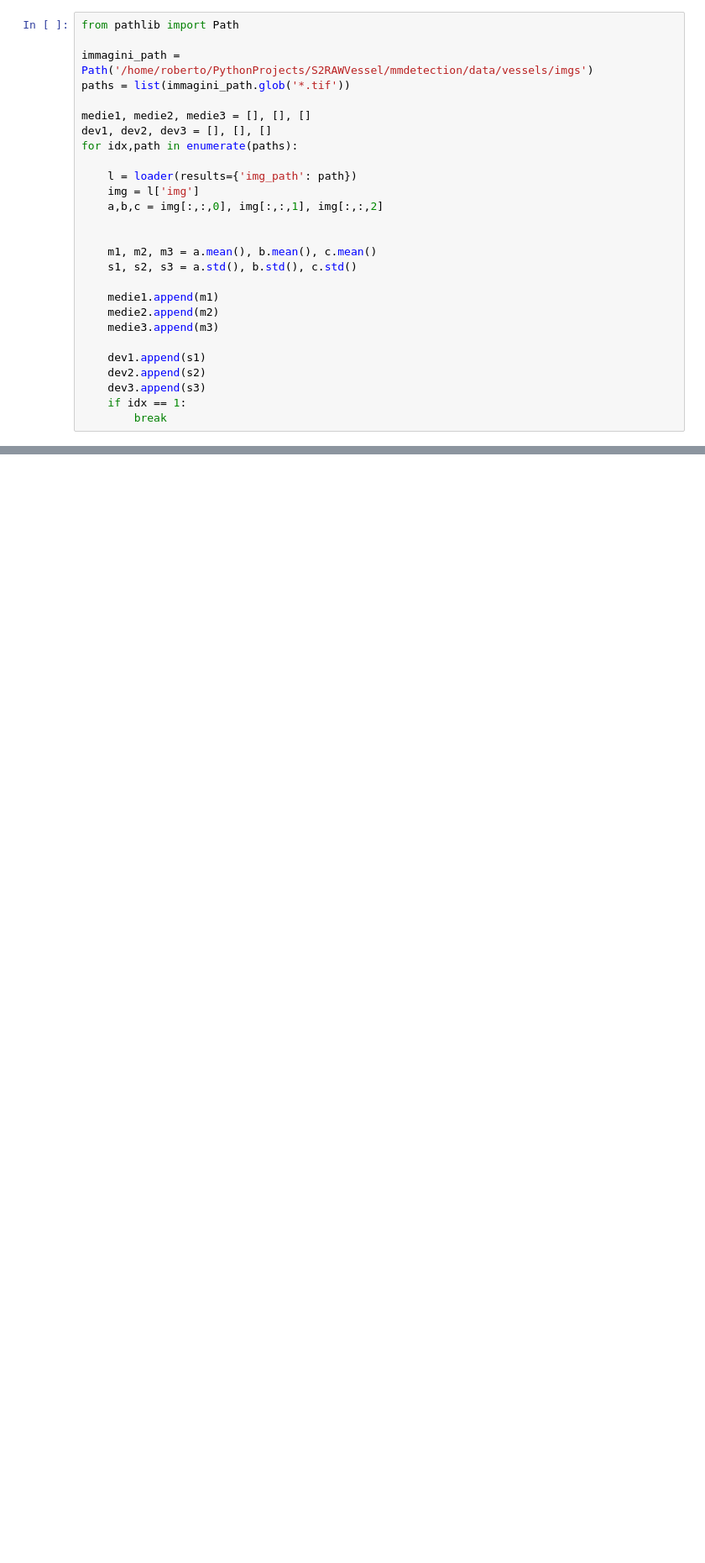
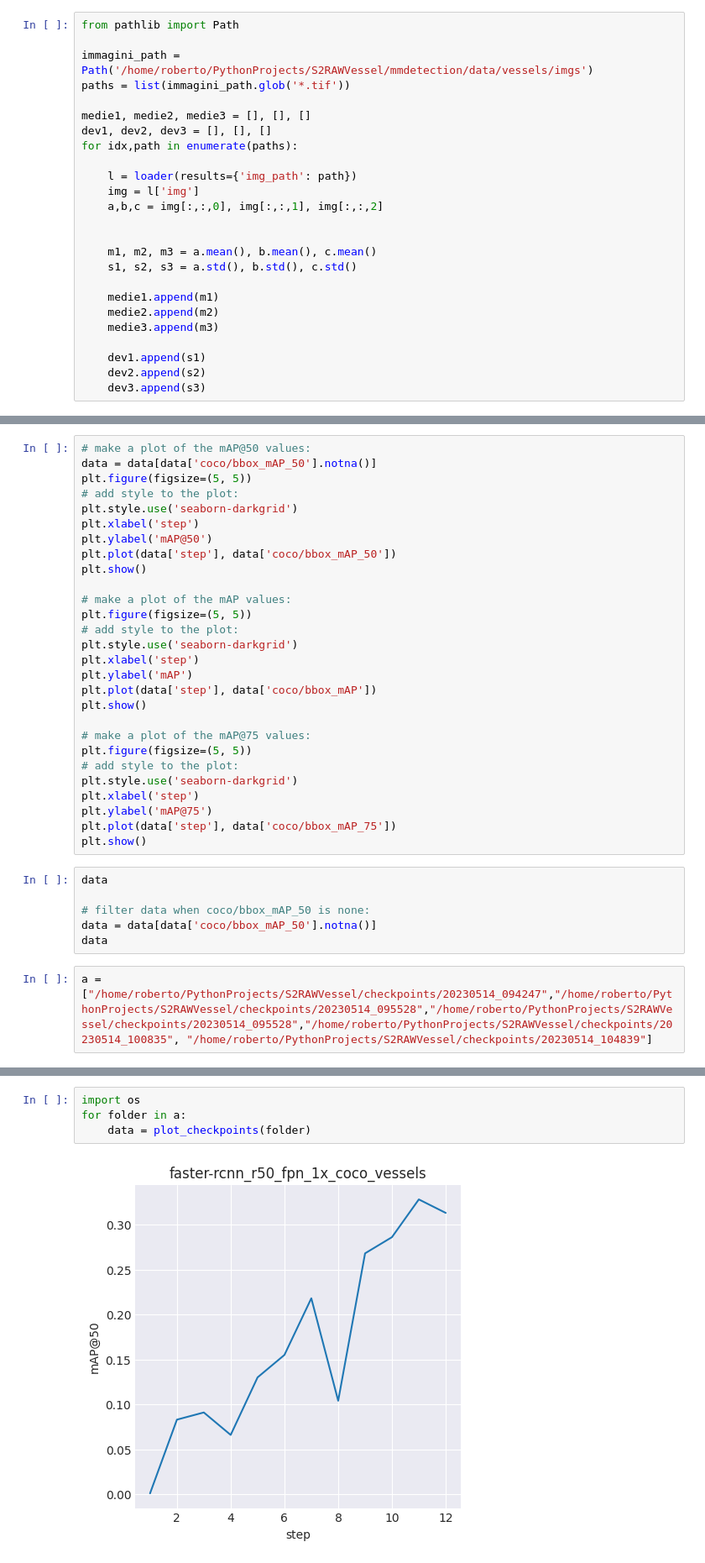
Before and after one commit to UninaLabs-EO/mmdetection, a Jupyter notebook: test.ipynb, the cells around one changed output, grey strips where cells are left out. Shown at 84% size. Drawn from its saved outputs; the diff is of its cells as text; blank space fills up the shorter version.

```diff
--- a/test.ipynb
+++ b/test.ipynb
@@ -42,8 +40,6 @@ for idx,path in enumerate(paths):
     dev1.append(s1)
     dev2.append(s2)
     dev3.append(s3)
-    if idx == 1:
-        break
 # %%
 import numpy as np
 
@@ -73,0 +132,36 @@ plt.imshow(img[:,:,2])
+# %%
+# make a plot of the mAP@50 values:
+data = data[data['coco/bbox_mAP_50'].notna()]
+plt.figure(figsize=(5, 5))
+# add style to the plot:
+plt.style.use('seaborn-darkgrid')
+plt.xlabel('step')
+plt.ylabel('mAP@50')
+plt.plot(data['step'], data['coco/bbox_mAP_50'])
+plt.show()
+
+# make a plot of the mAP values:
+plt.figure(figsize=(5, 5))
+# add style to the plot:
+plt.style.use('seaborn-darkgrid')
+plt.xlabel('step')
+plt.ylabel('mAP')
+plt.plot(data['step'], data['coco/bbox_mAP'])
+plt.show()
+
+# make a plot of the mAP@75 values:
+plt.figure(figsize=(5, 5))
+# add style to the plot:
+plt.style.use('seaborn-darkgrid')
+plt.xlabel('step')
+plt.ylabel('mAP@75')
+plt.plot(data['step'], data['coco/bbox_mAP_75'])
+plt.show()
+# %%
+data
+
+# filter data when coco/bbox_mAP_50 is none:
+data = data[data['coco/bbox_mAP_50'].notna()]
+data
+# %%
+a = ["/home/roberto/PythonProjects/S2RAWVessel/checkpoints/20230514_094247","/home/roberto/PythonProjects/S2RAWVessel/checkpoints/20230514_095528","/home/roberto/PythonProjects/S2RAWVessel/checkpoints/20230514_095528","/home/roberto/PythonProjects/S2RAWVessel/checkpoints/20230514_100835", "/home/roberto/PythonProjects/S2RAWVessel/checkpoints/20230514_104839"]
@@ -73,0 +218,6 @@ plt.imshow(img[:,:,2])
+# %%
+import os
+for folder in a:
+    data = plot_checkpoints(folder)
+# %% [output]
+[figure, added]
```
Also changed, not shown: parts of 10 cells of this notebook, 25 other files.
